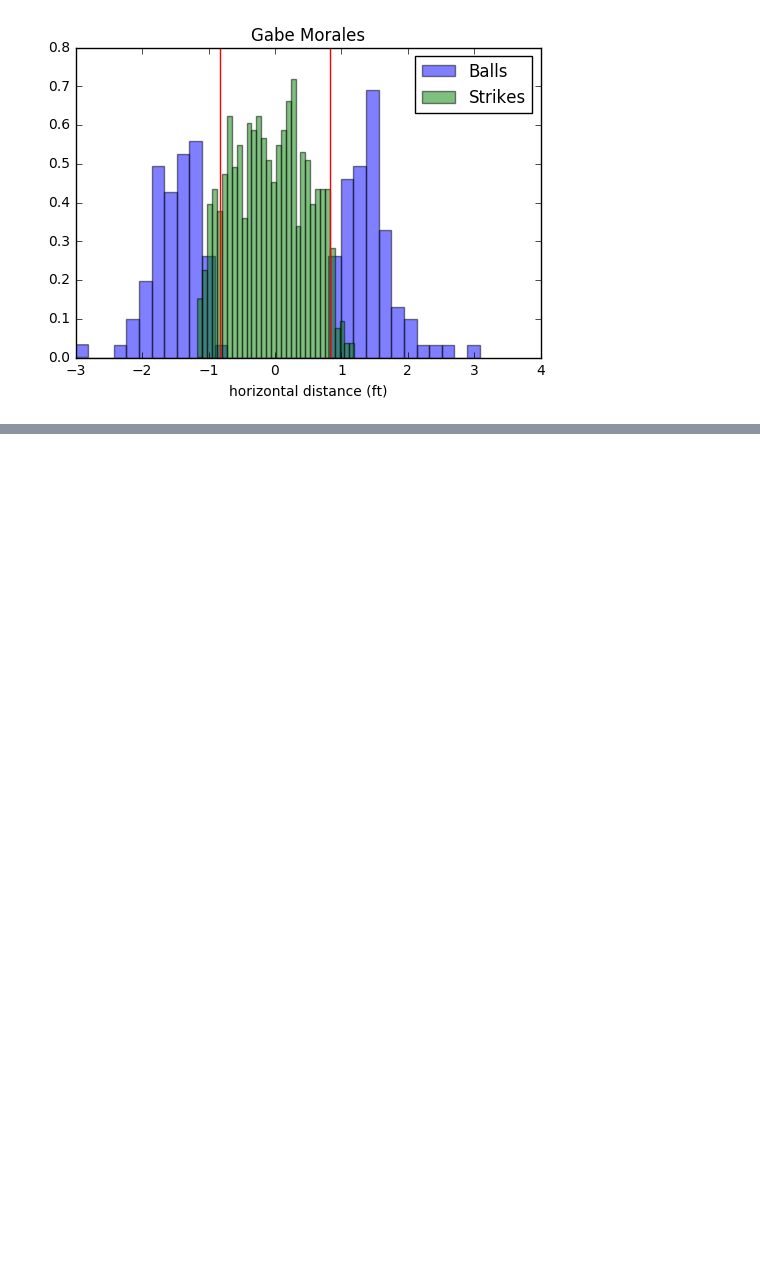
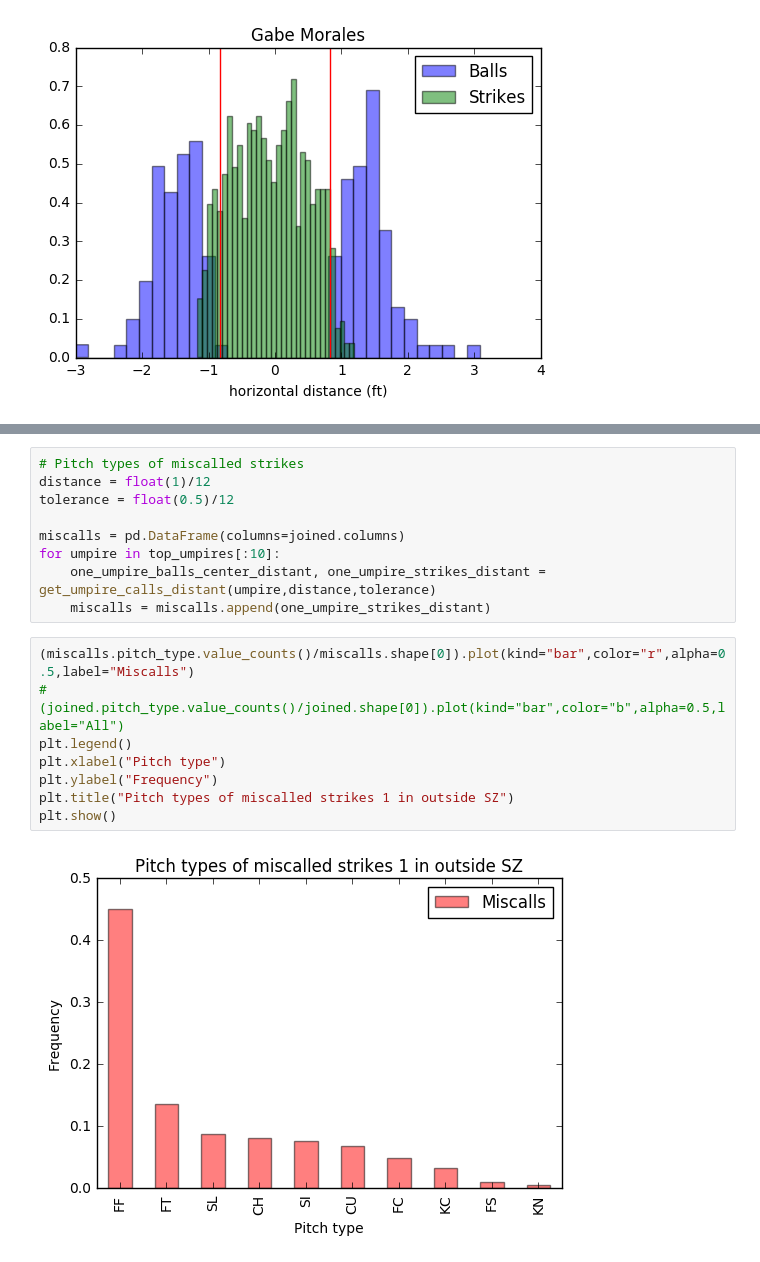
Before and after one commit to mavrommatis/pitchfx_sql, a Jupyter notebook: Notebooks/PitchMiscalls.ipynb, the cells around one changed output, grey strips where cells are left out. Cells and saved outputs as stored; diff of their text form; blank space fills up the shorter version.

```diff
--- a/Notebooks/PitchMiscalls.ipynb
+++ b/Notebooks/PitchMiscalls.ipynb
@@ -248,0 +264,19 @@ TODO: Recalculate % strikes outside the SZ using a moving window (lag distance)
+# %%
+# Pitch types of miscalled strikes
+distance = float(1)/12
+tolerance = float(0.5)/12
+
+miscalls = pd.DataFrame(columns=joined.columns)
+for umpire in top_umpires[:10]:
+    one_umpire_balls_center_distant, one_umpire_strikes_distant = get_umpire_calls_distant(umpire,distance,tolerance)
+    miscalls = miscalls.append(one_umpire_strikes_distant)
+# %%
+(miscalls.pitch_type.value_counts()/miscalls.shape[0]).plot(kind="bar",color="r",alpha=0.5,label="Miscalls")
+# (joined.pitch_type.value_counts()/joined.shape[0]).plot(kind="bar",color="b",alpha=0.5,label="All")
+plt.legend()
+plt.xlabel("Pitch type")
+plt.ylabel("Frequency")
+plt.title("Pitch types of miscalled strikes 1 in outside SZ")
+plt.show()
+# %% [output]
+[figure, added]
```
Also changed, not shown: parts of 11 cells of this notebook.
